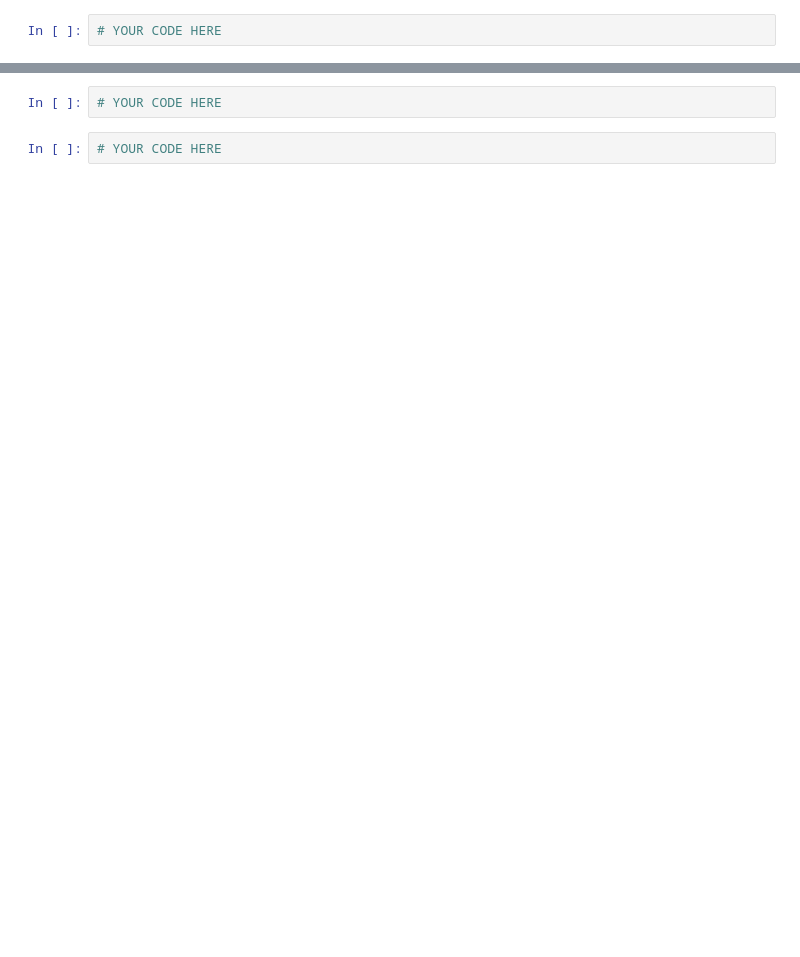
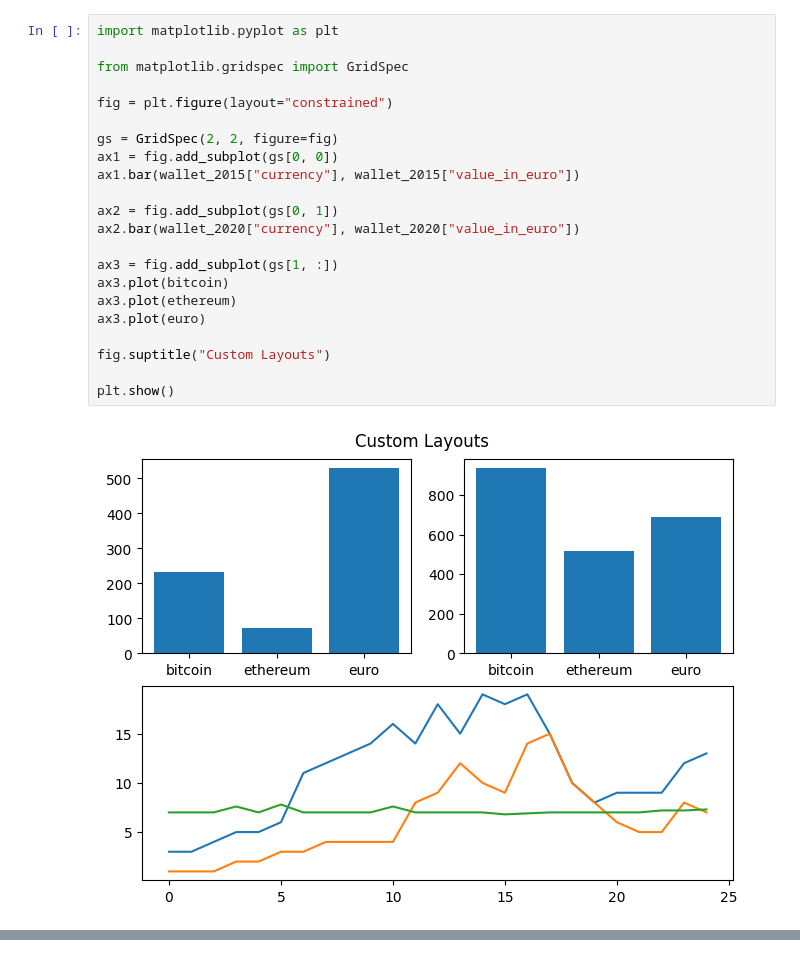
Before and after one commit to tanushrin/data-subplotting, a Jupyter notebook: ex03.ipynb, the cells around one changed output, grey strips where cells are left out. Cells and saved outputs as stored; diff of their text form; blank space fills up the shorter version.

Commit message:
Plotting completed

```diff
--- a/ex03.ipynb
+++ b/ex03.ipynb
@@ -64,5 +77,27 @@ plt.show();
-# %%
-# YOUR CODE HERE
+# %%
+import matplotlib.pyplot as plt
+
+from matplotlib.gridspec import GridSpec
+
+fig = plt.figure(layout="constrained")
+
+gs = GridSpec(2, 2, figure=fig)
+ax1 = fig.add_subplot(gs[0, 0])
+ax1.bar(wallet_2015["currency"], wallet_2015["value_in_euro"])
+
+ax2 = fig.add_subplot(gs[0, 1])
+ax2.bar(wallet_2020["currency"], wallet_2020["value_in_euro"])
+
+ax3 = fig.add_subplot(gs[1, :])
+ax3.plot(bitcoin)
+ax3.plot(ethereum)
+ax3.plot(euro)
+
+fig.suptitle("Custom Layouts")
+
+plt.show()
+# %% [output]
+[figure, added]
 # %% [markdown]
 ### (optional) complex layout
 
@@ -80,7 +115,3 @@ The second layout is:
   <p>When the grid becomes too complex to manage, you may want to use <a src='https://matplotlib.org/stable/api/_as_gen/matplotlib.figure.Figure.html#matplotlib.figure.Figure.add_gridspec'>figure.add_gridspec()</a>
 </p>
 </details>
-# %%
-# YOUR CODE HERE
-# %%
-# YOUR CODE HERE
```
Also changed, not shown: parts of 6 cells of this notebook.
